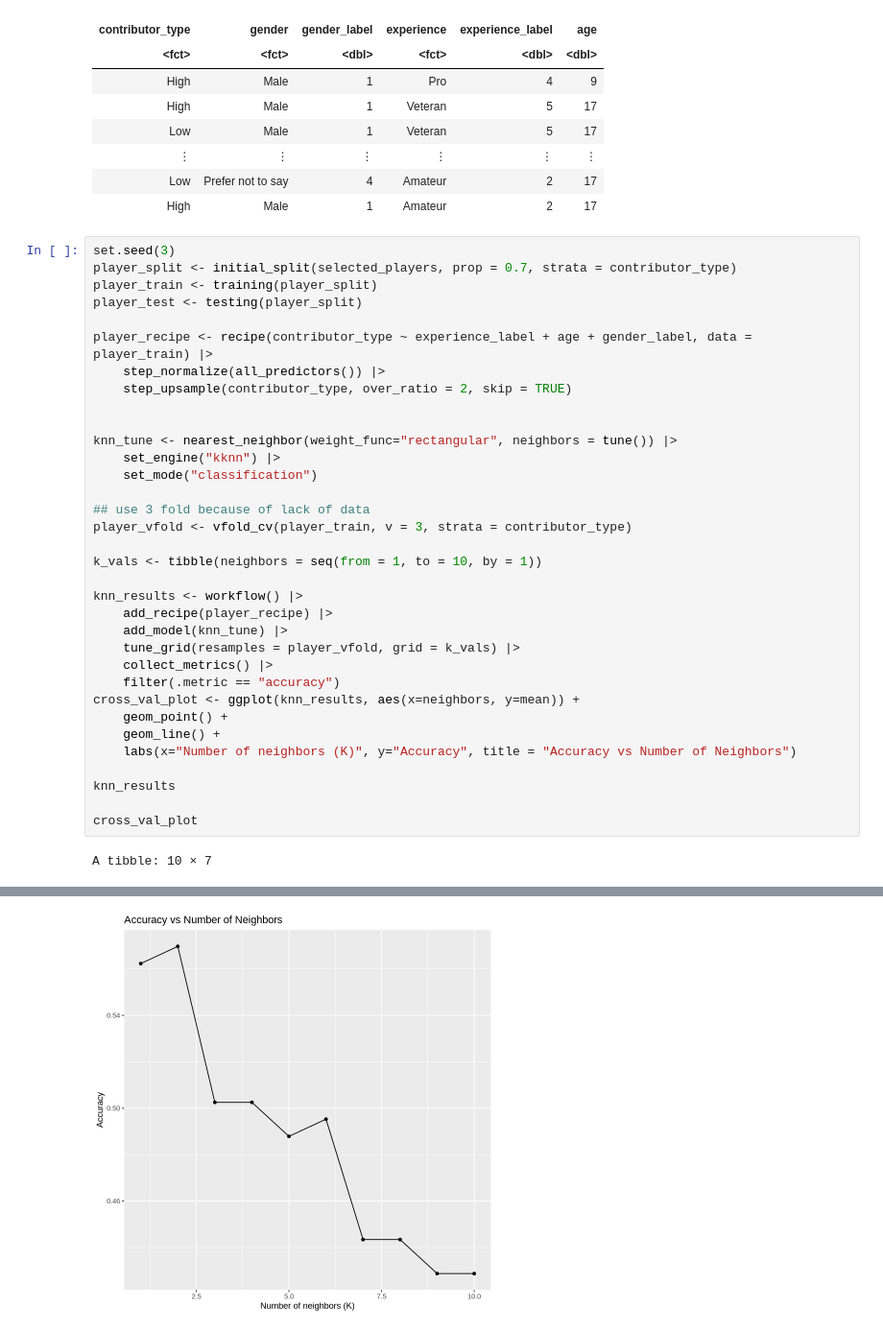
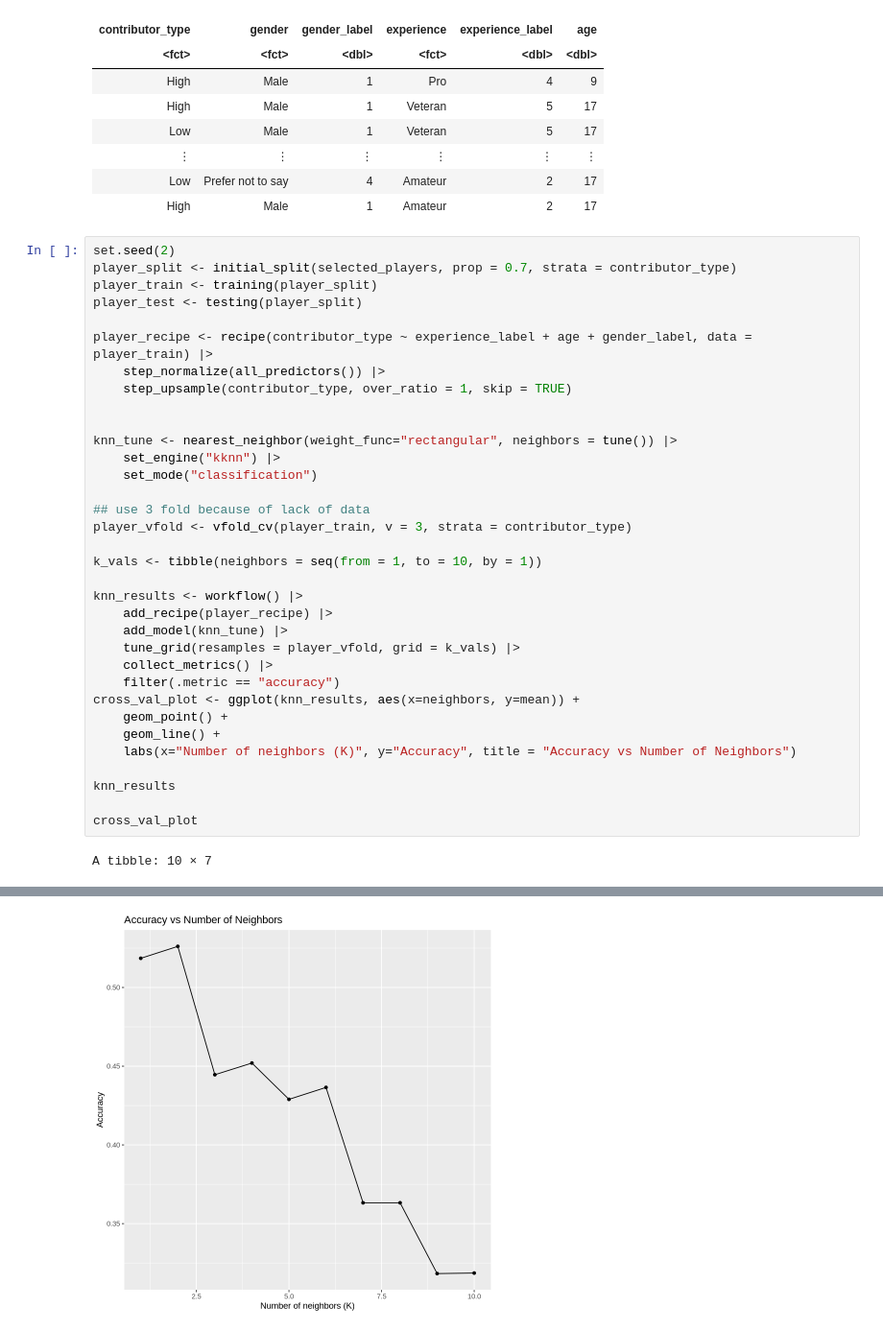
Before and after one commit to elilyliu/Group-4-project, a Jupyter notebook: knn code.ipynb, the cells around one changed output, grey strips where cells are left out. Shown at 96% size. Drawn from its saved outputs; the diff is of its cells as text.

Commit message:
corrected graph

```diff
--- a/knn code.ipynb
+++ b/knn code.ipynb
@@ -115,14 +115,14 @@ A tibble: 194 × 6
 | Low | Prefer not to say | 4 | Amateur | 2 | 17 |
 | High | Male | 1 | Amateur | 2 | 17 |
 # %%
-set.seed(3)
+set.seed(2)
 player_split <- initial_split(selected_players, prop = 0.7, strata = contributor_type)
 player_train <- training(player_split)
 player_test <- testing(player_split)
 
 player_recipe <- recipe(contributor_type ~ experience_label + age + gender_label, data = player_train) |>
     step_normalize(all_predictors()) |>
-    step_upsample(contributor_type, over_ratio = 2, skip = TRUE)
+    step_upsample(contributor_type, over_ratio = 1, skip = TRUE)
 
 
 knn_tune <- nearest_neighbor(weight_func="rectangular", neighbors = tune()) |>
@@ -161,4 +161,4 @@ A tibble: 10 × 7
-[figure, old version]
+[figure, new version]
 # %%
 set.seed(1)
 
```
Also changed, not shown: parts of 4 cells of this notebook.
